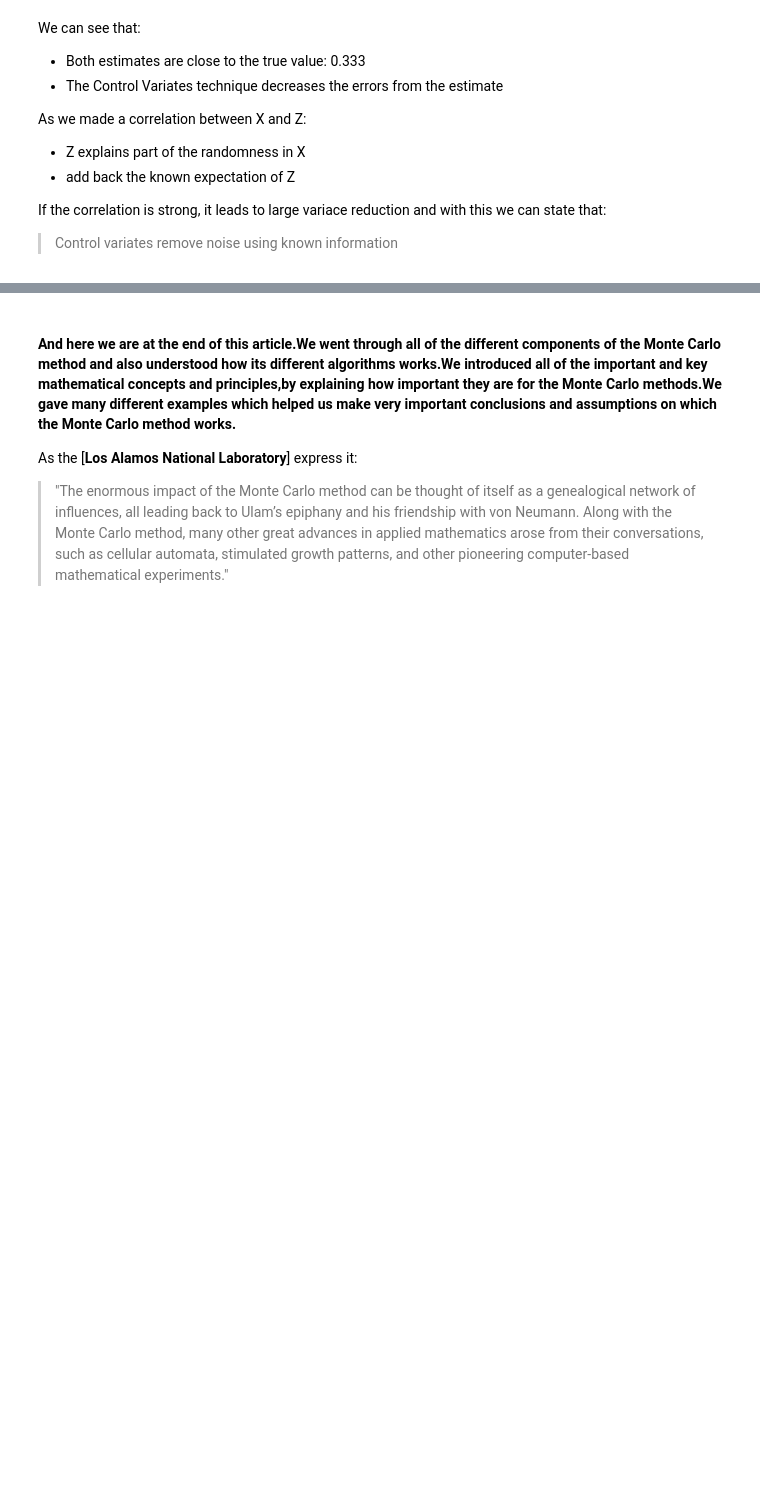
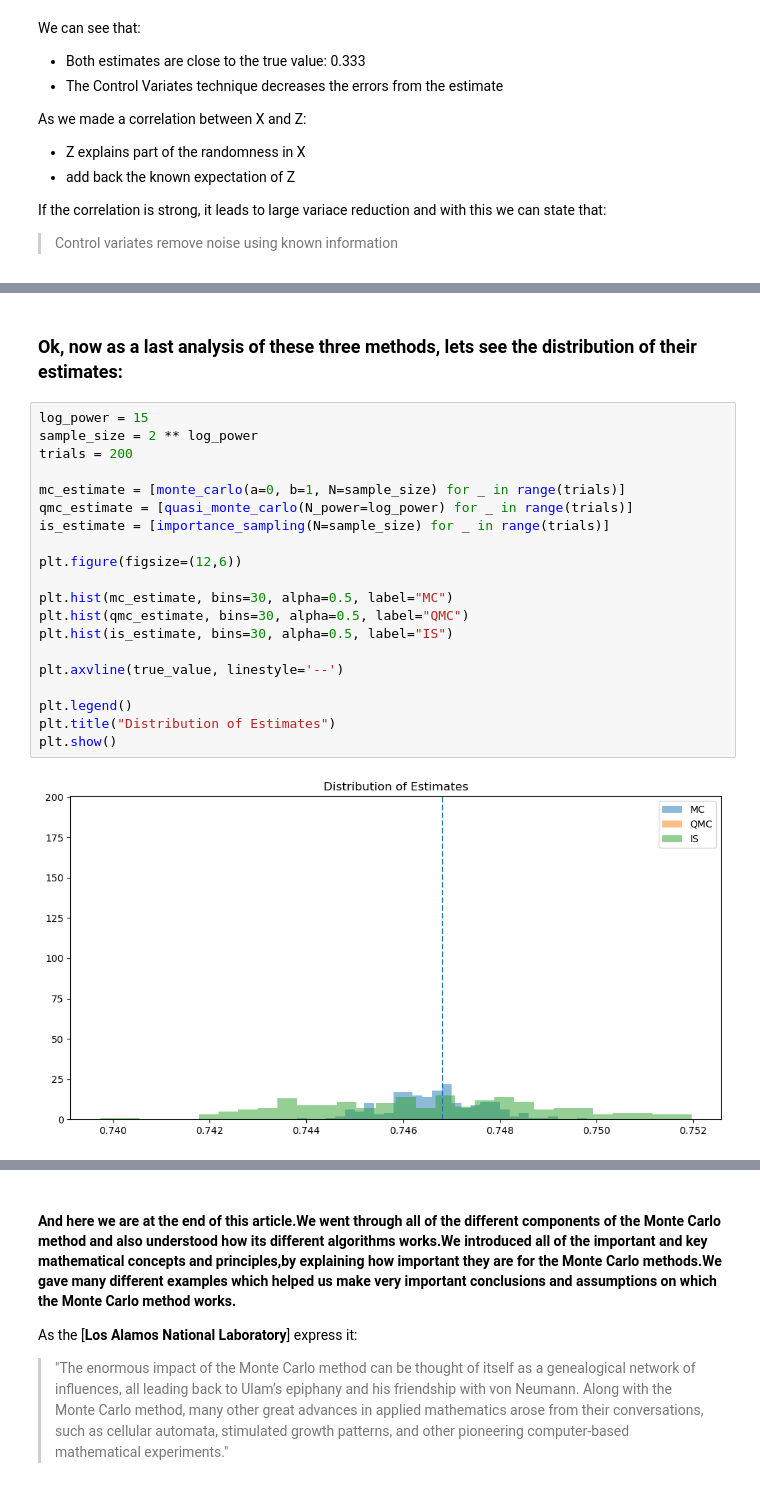
Before and after one commit to kvenov/The_Monte_Carlo_Method, a Jupyter notebook: monte_carlo_scientific_article.ipynb, the cells around one changed output, grey strips where cells are left out. Cells and saved outputs as stored; diff of their text form; blank space fills up the shorter version.

```diff
--- a/monte_carlo_scientific_article.ipynb
+++ b/monte_carlo_scientific_article.ipynb
@@ -1656,0 +2106,24 @@ If the correlation is strong, it leads to large variace reduction and with this
+# %% [markdown]
+### Ok, now as a last analysis of these three methods, lets see the distribution of their estimates:
+# %%
+log_power = 15
+sample_size = 2 ** log_power
+trials = 200
+
+mc_estimate = [monte_carlo(a=0, b=1, N=sample_size) for _ in range(trials)]
+qmc_estimate = [quasi_monte_carlo(N_power=log_power) for _ in range(trials)]
+is_estimate = [importance_sampling(N=sample_size) for _ in range(trials)]
+
+plt.figure(figsize=(12,6))
+
+plt.hist(mc_estimate, bins=30, alpha=0.5, label="MC")
+plt.hist(qmc_estimate, bins=30, alpha=0.5, label="QMC")
+plt.hist(is_estimate, bins=30, alpha=0.5, label="IS")
+
+plt.axvline(true_value, linestyle='--')
+
+plt.legend()
+plt.title("Distribution of Estimates")
+plt.show()
+# %% [output]
+[figure, added]
```
Also changed, not shown: parts of 55 cells of this notebook.
